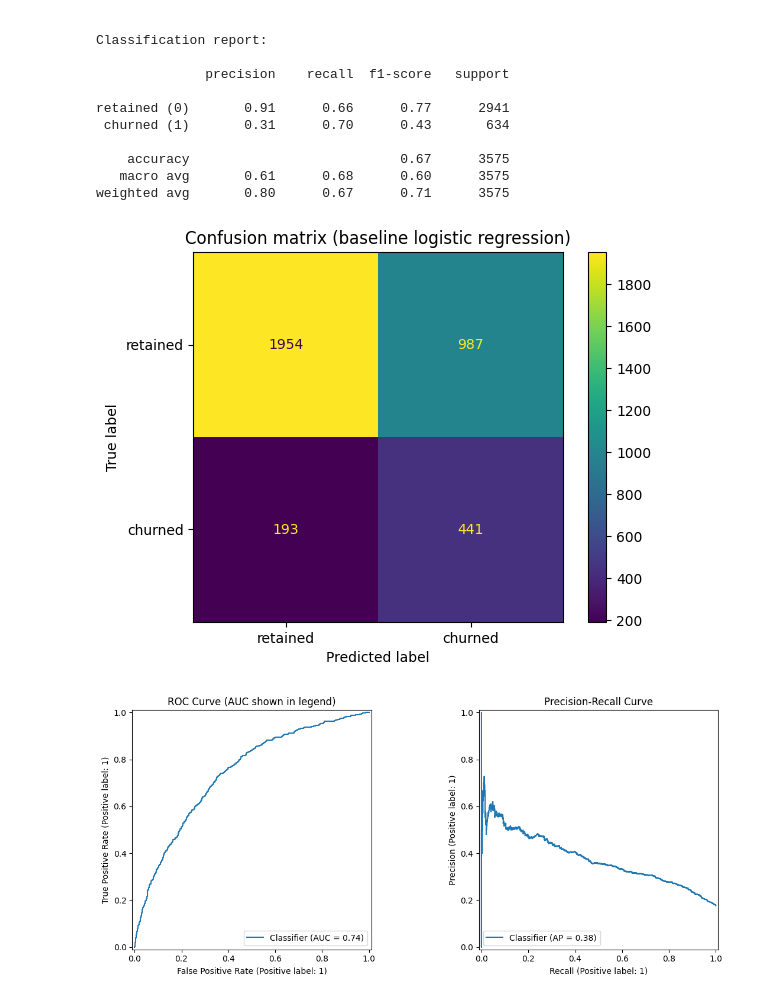
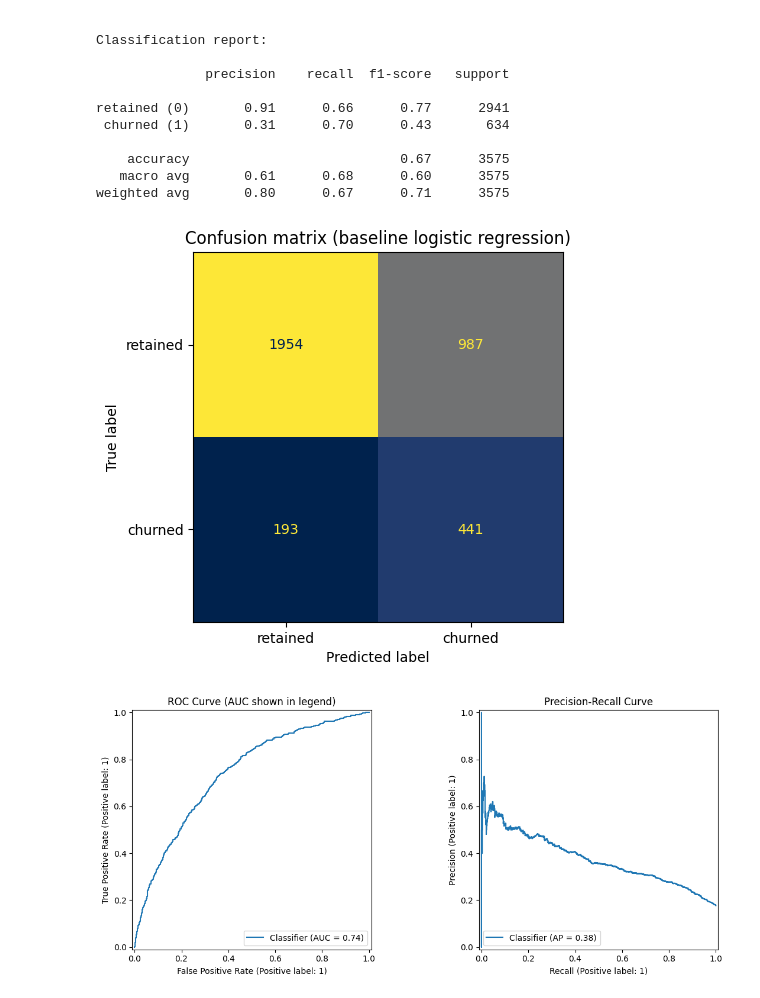
Before and after one commit to christopherbolduc/waze-churn-prediction, a Jupyter notebook: notebooks/05_regression_analysis.ipynb, the cells around one changed output. Drawn from its saved outputs; the diff is of its cells as text; code cells hidden in the pictures.

Commit message:
Edit cmap

```diff
--- a/notebooks/05_regression_analysis.ipynb
+++ b/notebooks/05_regression_analysis.ipynb
@@ -497,11 +497,12 @@ retained (0)       0.91      0.66      0.77      2941
 weighted avg       0.80      0.67      0.71      3575
 # %%
 # Confusion matrix — quick visual on false positives/false negatives
-ConfusionMatrixDisplay.from_estimator(clf, X_test, y_test, display_labels=['retained', 'churned'])
+ConfusionMatrixDisplay.from_estimator(clf, X_test, y_test, display_labels=['retained', 'churned'],
+                                      cmap='cividis', colorbar=False)
 plt.title("Confusion matrix (baseline logistic regression)")
 plt.show()
 # %% [output]
-[figure, old version]
+[figure, new version]
 # %%
 # Create figure with 1 row, 2 columns
 fig, axes = plt.subplots(1, 2, figsize=(12, 5))
```
Also changed, not shown: 1 other file.
